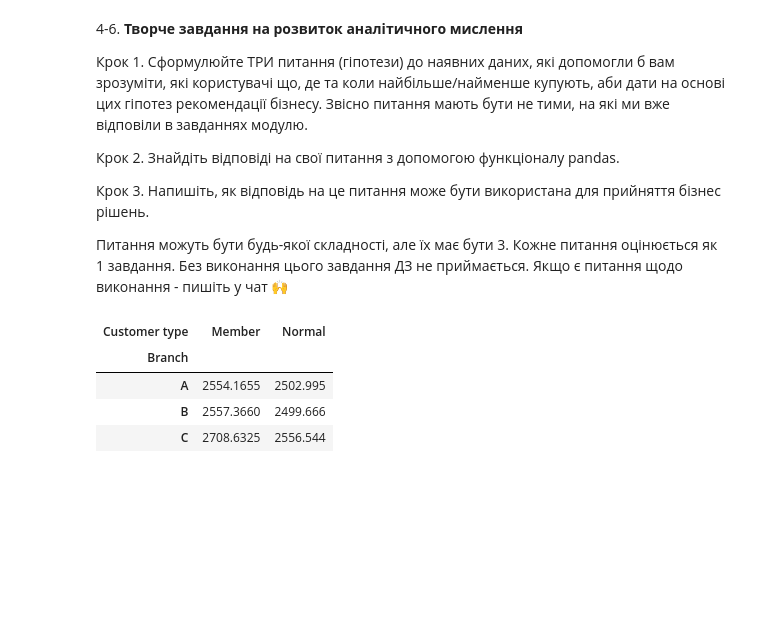
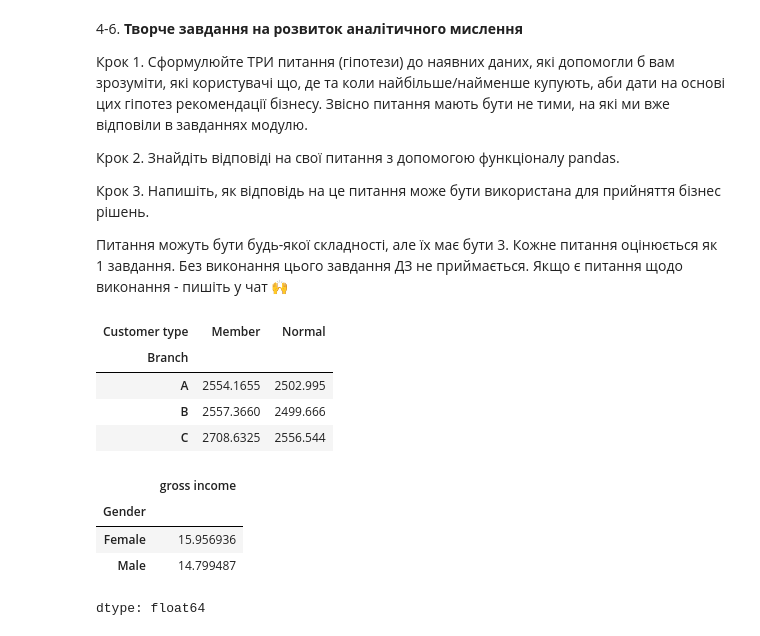
Before and after one commit to AnnaShtyn/python_for_hw_tasks, a Jupyter notebook: HW_Anna_Shtyn_10_4_apply,_groupby,_pivot_table.ipynb, the cells around one changed output. Saved outputs shown, nothing was run; the diff lists cells and outputs as text; code cells hidden in the pictures; blank space fills up the shorter version.

```diff
--- a/HW_Anna_Shtyn_10_4_apply,_groupby,_pivot_table.ipynb
+++ b/HW_Anna_Shtyn_10_4_apply,_groupby,_pivot_table.ipynb
@@ -95,3 +95,12 @@ pd.pivot_table(df, index='Branch', columns='Customer type', values='gross income
 | A | 2554.1655 | 2502.995 |
 | B | 2557.3660 | 2499.666 |
 | C | 2708.6325 | 2556.544 |
+# %%
+# Теорія 2: аналіз середньої величини прибутків за 1 покупку за стАттю покупців:
+df.groupby(by='Gender')['gross income'].mean()
+# %% [output]
+|  | gross income |
+| Gender |  |
+| Female | 15.956936 |
+| Male | 14.799487 |
+dtype: float64
```
Also changed, not shown: parts of 3 cells of this notebook.
